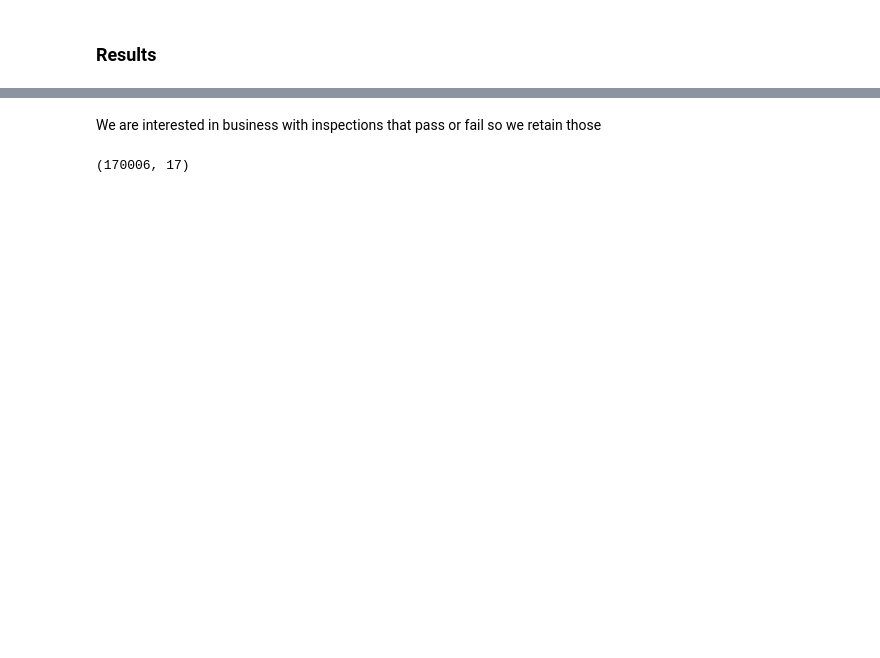
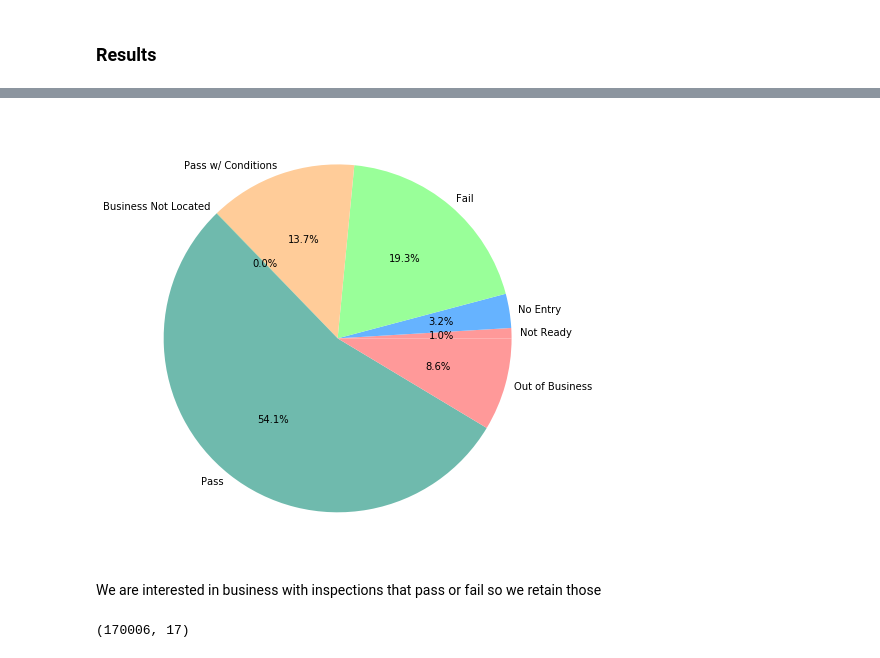
Before and after one commit to Kaabachi/project-ada, a Jupyter notebook: Untitled.ipynb, the cells around one changed output, grey strips where cells are left out. Saved outputs shown, nothing was run; the diff lists cells and outputs as text; code cells hidden in the pictures; blank space fills up the shorter version.

```diff
--- a/Untitled.ipynb
+++ b/Untitled.ipynb
@@ -78,0 +58,3 @@ Name: Results, dtype: int64
+# %%
+results_count=food["Results"].value_counts(sort=False)
+results_count
@@ -79,3 +70,10 @@ Name: Results, dtype: int64
+# %%
+fig1, ax1 = plt.subplots(figsize=(8,8))
+colors = ['#ff9999','#66b3ff','#99ff99','#ffcc99','#A9BD5A',"#6FBAaD"]
+_=ax1.pie(results_count.values,labeldistance=1.05,colors=colors, labels=results_count.index, autopct='%1.1f%%',
+          startangle=0)
+# %% [output]
+[figure, added]
 # %% [markdown]
 We are interested in business with inspections that pass or fail so we retain those
 # %%
```
Also changed, not shown: parts of 119 cells of this notebook.
